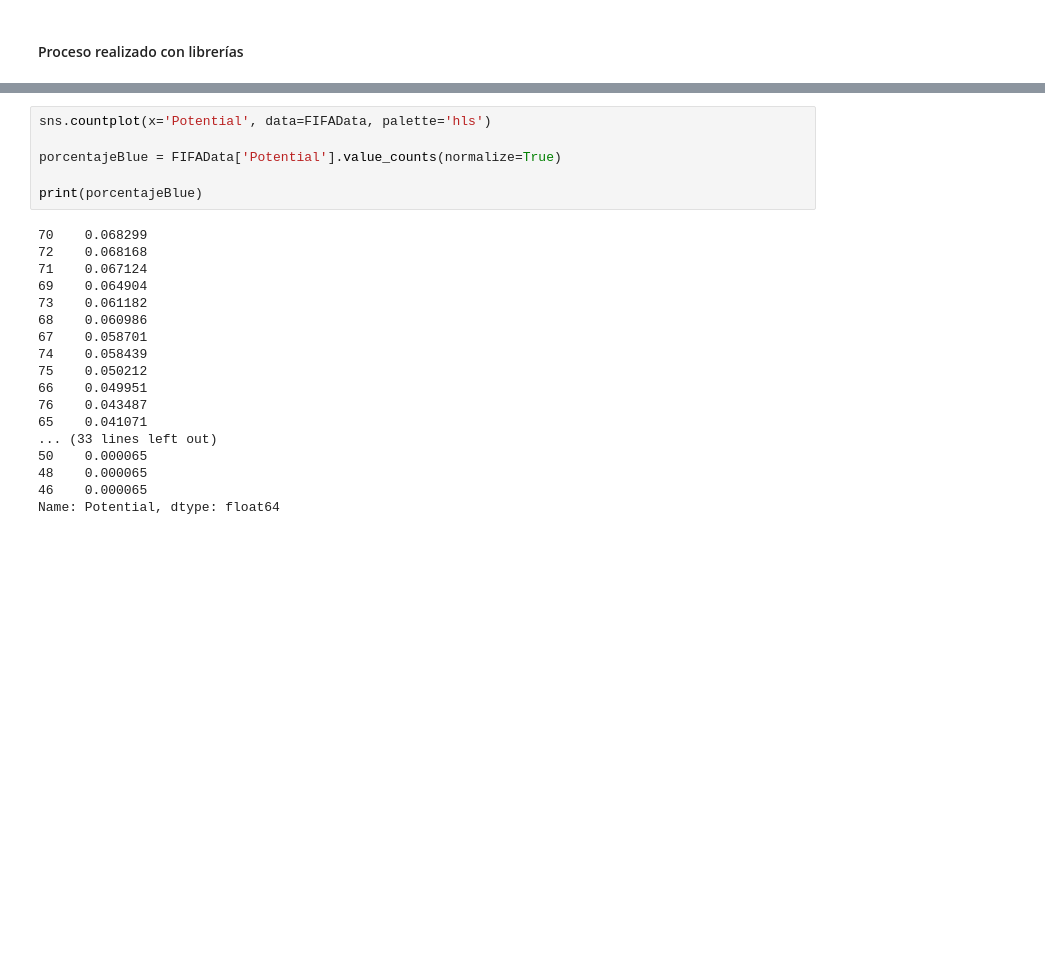
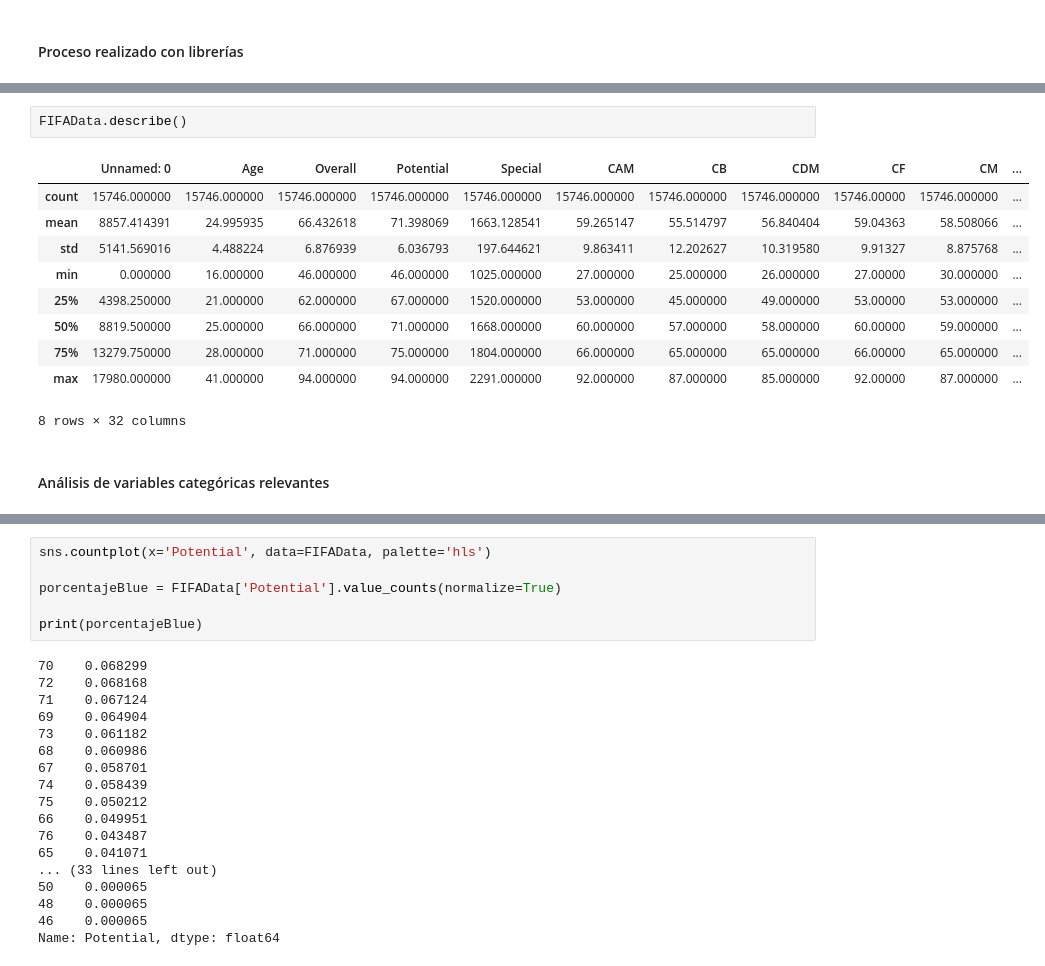
Before and after one commit to aleg001/Lab6-IA, a Jupyter notebook: lab6.ipynb, the cells around one changed output, grey strips where cells are left out. Drawn from its saved outputs; the diff is of its cells as text; blank space fills up the shorter version.

```diff
--- a/lab6.ipynb
+++ b/lab6.ipynb
@@ -317 +353,16 @@ print(representacion)
+# %%
+FIFAData.describe()
+# %% [output]
+|  | Unnamed: 0 | Age | Overall | Potential | Special | CAM | CB | CDM | CF | CM | ... |
+| count | 15746.000000 | 15746.000000 | 15746.000000 | 15746.000000 | 15746.000000 | 15746.000000 | 15746.000000 | 15746.000000 | 15746.00000 | 15746.000000 | ... |
+| mean | 8857.414391 | 24.995935 | 66.432618 | 71.398069 | 1663.128541 | 59.265147 | 55.514797 | 56.840404 | 59.04363 | 58.508066 | ... |
+| std | 5141.569016 | 4.488224 | 6.876939 | 6.036793 | 197.644621 | 9.863411 | 12.202627 | 10.319580 | 9.91327 | 8.875768 | ... |
+| min | 0.000000 | 16.000000 | 46.000000 | 46.000000 | 1025.000000 | 27.000000 | 25.000000 | 26.000000 | 27.00000 | 30.000000 | ... |
+| 25% | 4398.250000 | 21.000000 | 62.000000 | 67.000000 | 1520.000000 | 53.000000 | 45.000000 | 49.000000 | 53.00000 | 53.000000 | ... |
+| 50% | 8819.500000 | 25.000000 | 66.000000 | 71.000000 | 1668.000000 | 60.000000 | 57.000000 | 58.000000 | 60.00000 | 59.000000 | ... |
+| 75% | 13279.750000 | 28.000000 | 71.000000 | 75.000000 | 1804.000000 | 66.000000 | 65.000000 | 65.000000 | 66.00000 | 65.000000 | ... |
+| max | 17980.000000 | 41.000000 | 94.000000 | 94.000000 | 2291.000000 | 92.000000 | 87.000000 | 85.000000 | 92.00000 | 87.000000 | ... |
+8 rows × 32 columns
+# %% [markdown]
+#### Análisis de variables categóricas relevantes
 # %%
```
Also changed, not shown: parts of 20 cells of this notebook.
